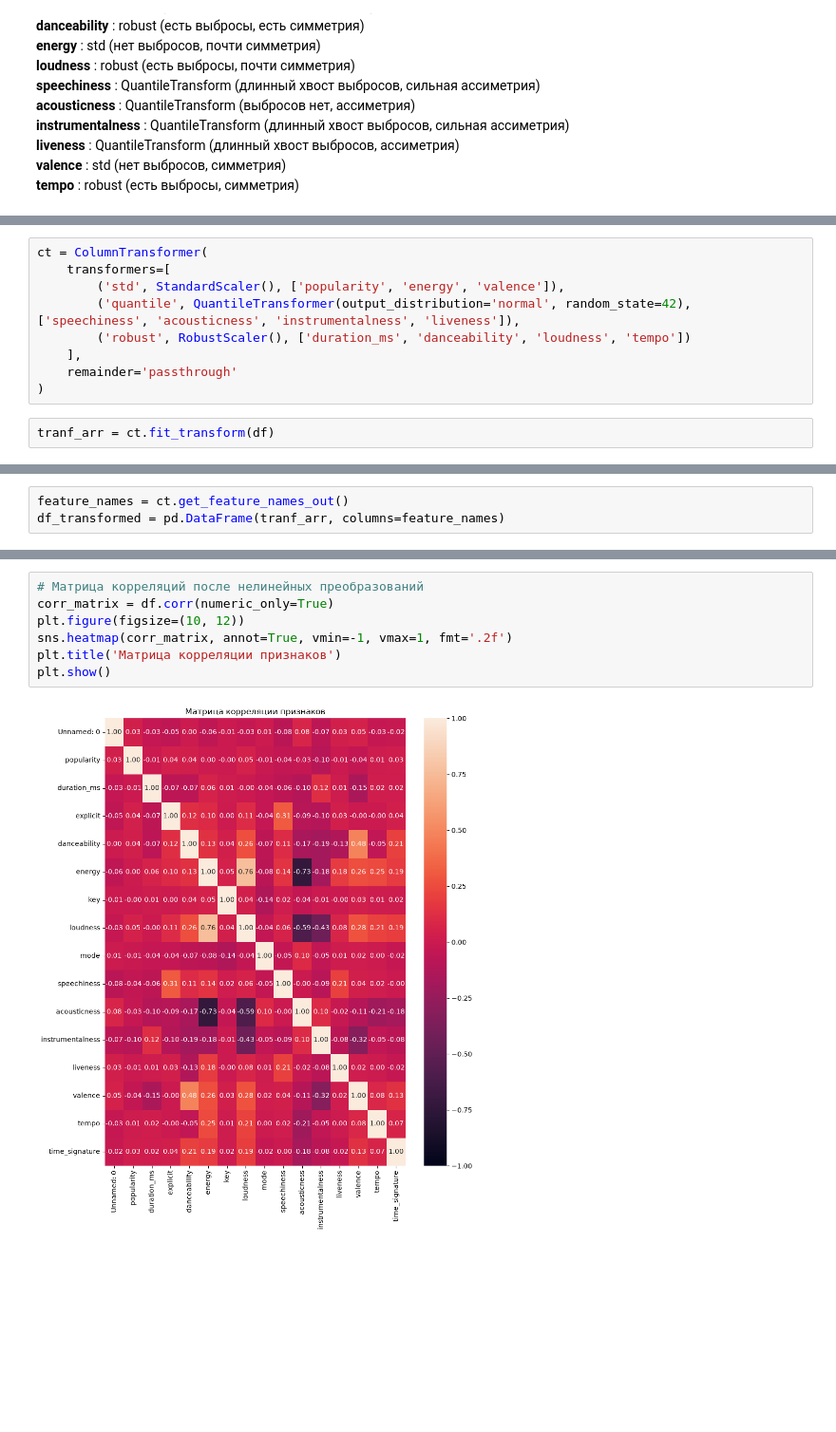
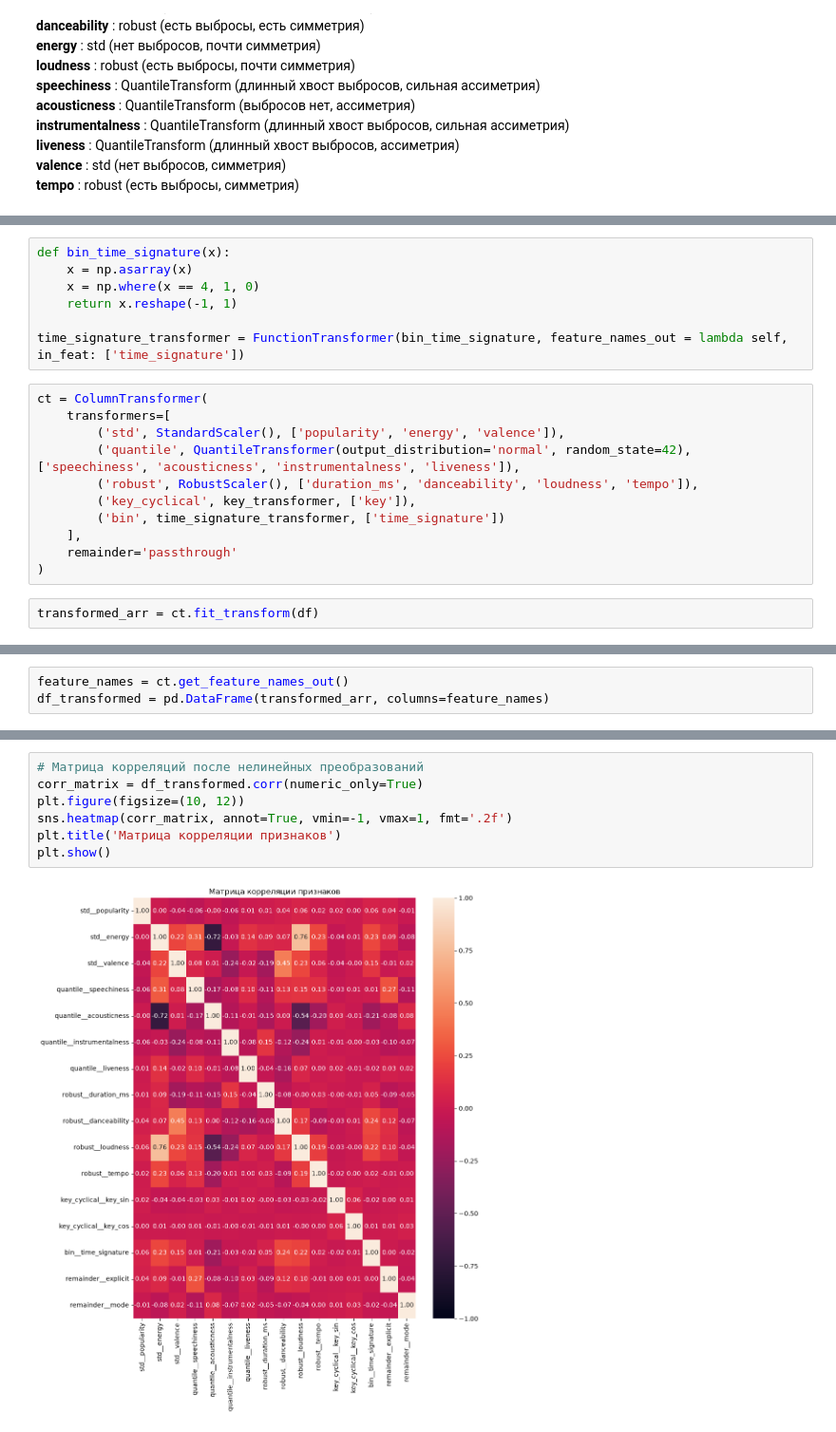
Before and after one commit to cardinaler/spotify-tracks-knn-recommender, a Jupyter notebook: notebooks/spotify_data_eda.ipynb, the cells around one changed output, grey strips where cells are left out. Shown at 95% size. Drawn from its saved outputs; the diff is of its cells as text; blank space fills up the shorter version.

Commit message:
data research done

```diff
--- a/notebooks/spotify_data_eda.ipynb
+++ b/notebooks/spotify_data_eda.ipynb
@@ -184,11 +211,20 @@ from sklearn.preprocessing import StandardScaler, QuantileTransformer, RobustSca
+# %%
+def bin_time_signature(x):
+    x = np.asarray(x)
+    x = np.where(x == 4, 1, 0)
+    return x.reshape(-1, 1)
+
+time_signature_transformer = FunctionTransformer(bin_time_signature, feature_names_out = lambda self, in_feat: ['time_signature'])
 # %%
 ct = ColumnTransformer(
     transformers=[
         ('std', StandardScaler(), ['popularity', 'energy', 'valence']),
         ('quantile', QuantileTransformer(output_distribution='normal', random_state=42), ['speechiness', 'acousticness', 'instrumentalness', 'liveness']),
-        ('robust', RobustScaler(), ['duration_ms', 'danceability', 'loudness', 'tempo'])
+        ('robust', RobustScaler(), ['duration_ms', 'danceability', 'loudness', 'tempo']),
+        ('key_cyclical', key_transformer, ['key']),
+        ('bin', time_signature_transformer, ['time_signature'])
     ],
     remainder='passthrough'
 )
 # %%
-tranf_arr = ct.fit_transform(df)
+transformed_arr = ct.fit_transform(df)
@@ -209,3 +231,3 @@ ColumnTransformer(remainder='passthrough',
 # %%
 feature_names = ct.get_feature_names_out()
-df_transformed = pd.DataFrame(tranf_arr, columns=feature_names)
+df_transformed = pd.DataFrame(transformed_arr, columns=feature_names)
@@ -231,10 +273,10 @@ while i < len(numeric_columns):
 [figure]
 # %%
 # Матрица корреляций после нелинейных преобразований
-corr_matrix = df.corr(numeric_only=True)
+corr_matrix = df_transformed.corr(numeric_only=True)
 plt.figure(figsize=(10, 12))
 sns.heatmap(corr_matrix, annot=True, vmin=-1, vmax=1, fmt='.2f')
 plt.title('Матрица корреляции признаков')
 plt.show()
 # %% [output]
-[figure, old version]
+[figure, new version]
```
Also changed, not shown: parts of 20 cells of this notebook.
